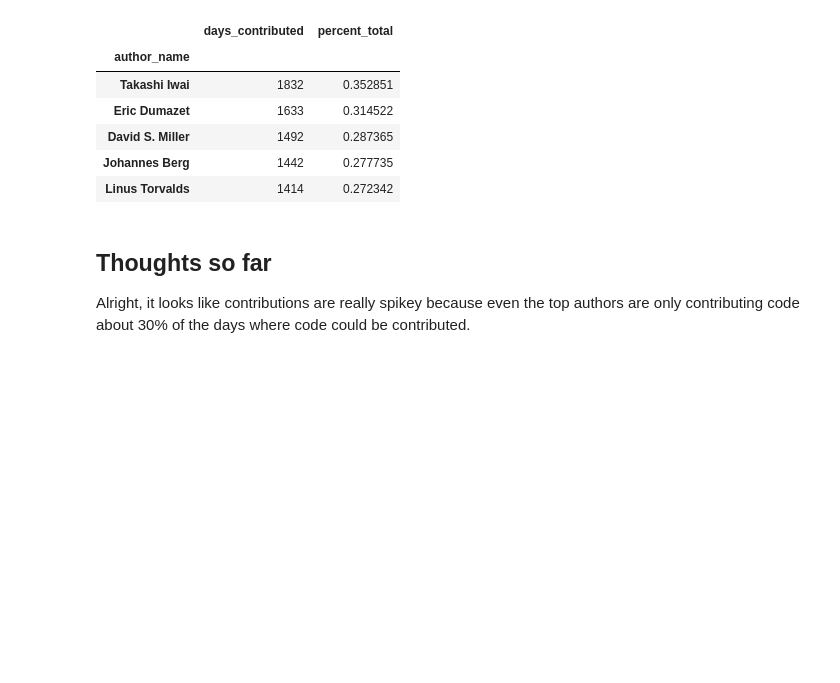
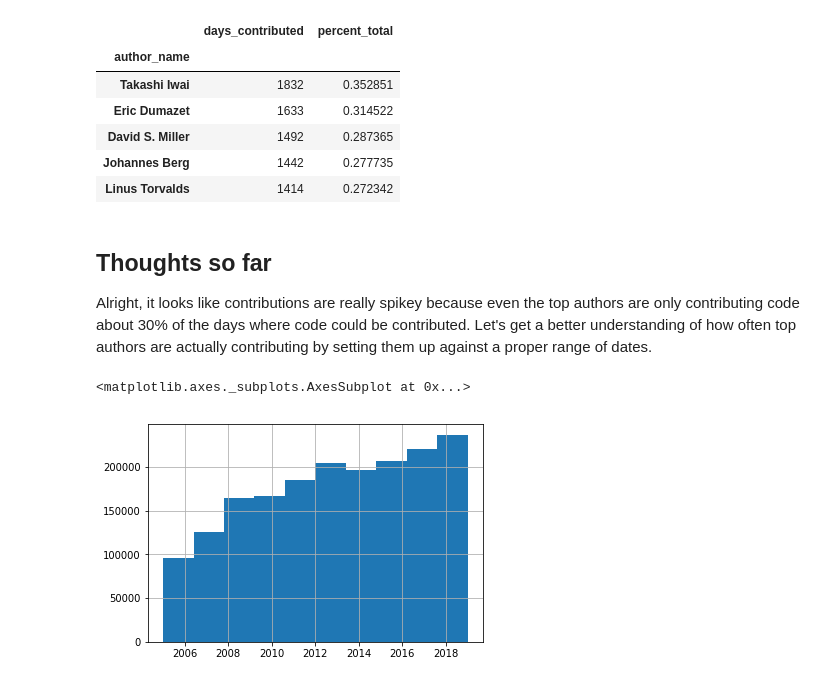
Before and after one commit to tbonza/EDS19, a Jupyter notebook: project/prototype.ipynb, the cells around one changed output. Cells and saved outputs as stored; diff of their text form; code cells hidden in the pictures; blank space fills up the shorter version.

```diff
--- a/project/prototype.ipynb
+++ b/project/prototype.ipynb
@@ -795,4 +803,11 @@ daily.sort_values(by='percent_total', ascending=False).head()
 
 Alright, it looks like contributions are really spikey because even the
 top authors are only contributing code about 30% of the days where code
-could be contributed.
+could be contributed. Let's get a better understanding of how often top
+authors are actually contributing by setting them up against a proper
+range of dates.
+# %%
+autdf[(autdf.date_authored >= '2005-01') & (autdf.date_authored < '2019-01')].date_authored.hist()
+# %% [output]
+<matplotlib.axes._subplots.AxesSubplot at 0x...>
+[figure, added]
```
Also changed, not shown: parts of 28 cells of this notebook.
